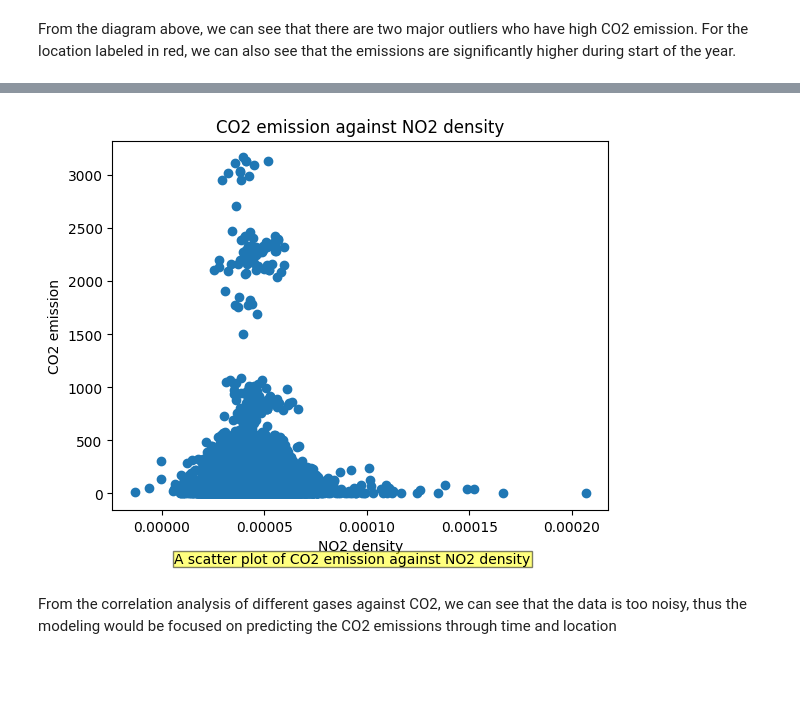
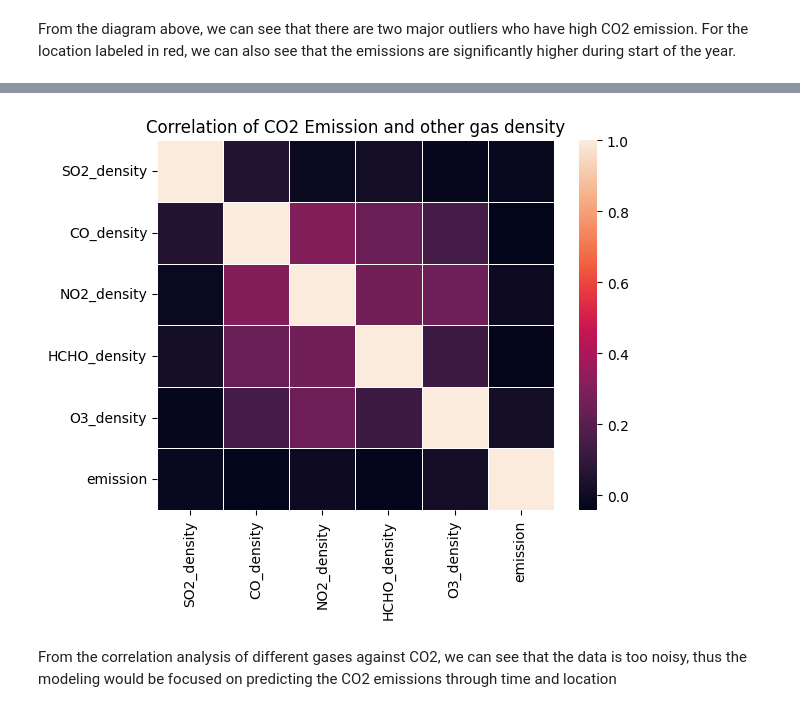
Before and after one commit to clhperry/brown-data1030, a Jupyter notebook: rwanda-co2-emission.ipynb, the cells around one changed output, grey strips where cells are left out. Cells and saved outputs as stored; diff of their text form; code cells hidden in the pictures; blank space fills up the shorter version.

```diff
--- a/rwanda-co2-emission.ipynb
+++ b/rwanda-co2-emission.ipynb
@@ -171,13 +122,13 @@ plt.show()
-# %%
-# CO2 against NO2
-plt.scatter(train['NO2_den'], train['emission'])
-plt.title('CO2 emission against NO2 density')
-plt.xlabel('NO2 density')
-plt.ylabel('CO2 emission')
-#Add caption
-plt.figtext(0.5, 0.0001, "A scatter plot of CO2 emission against NO2 density", ha='center', bbox={"facecolor":"yellow", "alpha":0.5, "pad":1})
-plt.show()
-# %% [output]
-[figure, removed]
+# %%
+# Correlation of CO2 emission and other gas densities
+# Rename columns for better heatmap display
+data.rename(columns = {'SulphurDioxide_SO2_column_number_density':'SO2_density', 'CarbonMonoxide_CO_column_number_density': 'CO_density', 'NitrogenDioxide_NO2_column_number_density':'NO2_density', 'Formaldehyde_tropospheric_HCHO_column_number_density':'HCHO_density', 'Ozone_O3_column_number_density': 'O3_density'}, inplace = True)
+density = data[['SO2_density', 'CO_density', 'NO2_density', 'HCHO_density', 'O3_density', 'emission']].corr()
+ax = sns.heatmap(density, linewidth=0.5)
+plt.title('Correlation of CO2 Emission and other gas density')
+# plt.savefig('correlation.png', dpi=300, bbox_inches='tight')
+plt.show()
+# %% [output]
+[figure, added]
 # %% [markdown]
 From the correlation analysis of different gases against CO2, we can see that the data is too noisy, thus the modeling would be focused on predicting the CO2 emissions through time and location
```
Also changed, not shown: parts of 41 cells of this notebook.
